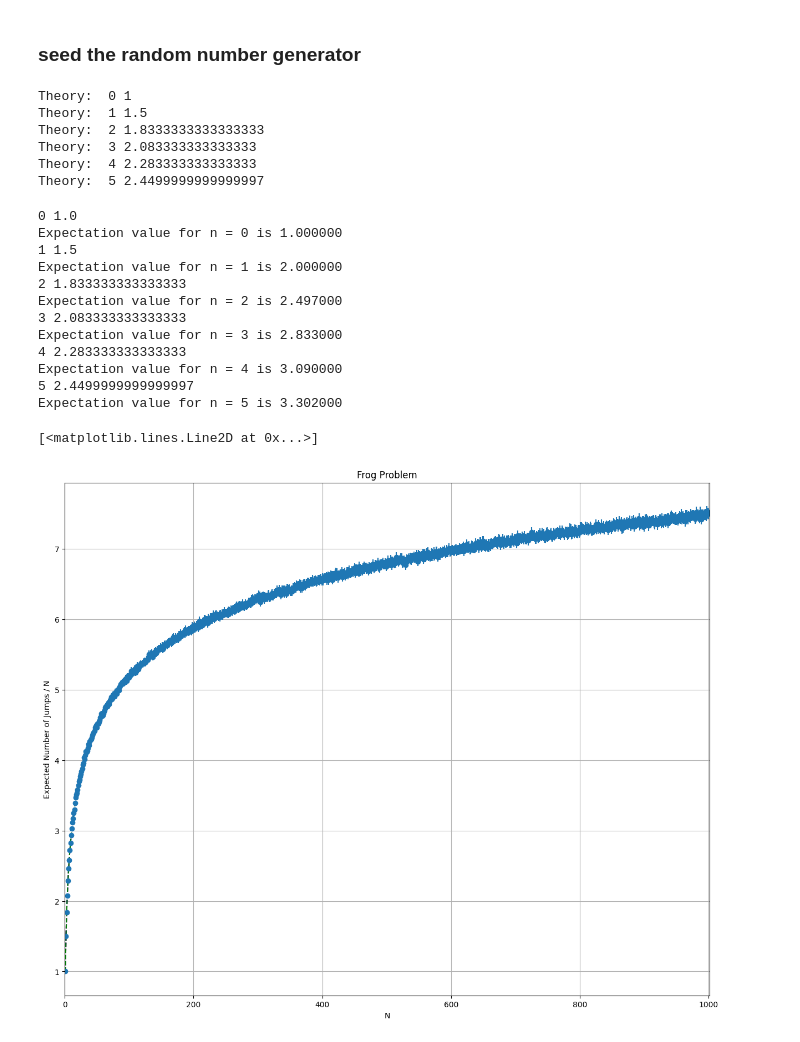
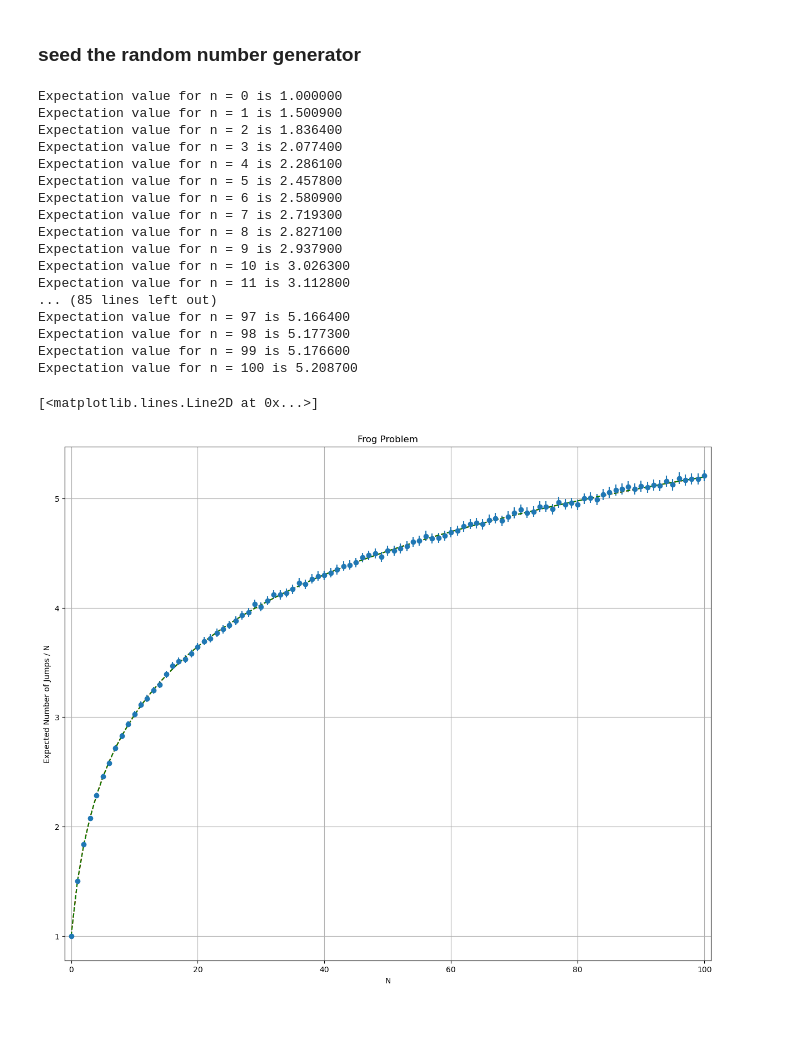
Before and after one commit to wutmeownow/phys441, a Jupyter notebook: JupyterNotebooks/Week11/frogger.ipynb, the cells around one changed output. Drawn from its saved outputs; the diff is of its cells as text; code cells hidden in the pictures.

```diff
--- a/JupyterNotebooks/Week11/frogger.ipynb
+++ b/JupyterNotebooks/Week11/frogger.ipynb
@@ -40,7 +40,7 @@ import random
 # %% [markdown]
 ### Set the number of lilypads
 # %%
-n = 5
+n = 100
 # %% [markdown]
 ### seed the random number generator
 # %%
@@ -49,13 +49,13 @@ random.seed(1)
 start = 0 # start at lilypad 0
 jumpsum = 0 # keep track of the number of jumps per simulation
 total_jumps = 0 # keep track of the total number of jumps for all simulations
-n_trys = 1000 # number of simulations to run
+n_trys = 10000 # number of simulations to run
 
 x = [] # array for the number of lilypads for plotting
 y = [] # array for the expectation value for plotting
 eval = [] # array for the analytic solution
-evalr2 = [] # array for the analytic solution
-evalr3 = [] # array for the analytic solution
+eval_harmonic = [] # array for the analytic solution
+x_harmonic = [] # array for the harmonic mean
 sigma = [] # array for the error on the expectation value
 # %%
 # loop over the number of lilypads (it's n+1 so that we actually do the n=1000 case)
@@ -70,33 +70,29 @@ for npad in range(0,n+1):
             #print(eval[npad-i-1])
             sum = sum + 1.0/(npad+1)*(eval[npad-i-1])
         eval.append(sum)
-    print("Theory: ",npad,eval[npad])
+    #print("Theory: ",npad,eval[npad])
-# %% [output]
-Theory:  0 1
-Theory:  1 1.5
-Theory:  2 1.8333333333333333
-Theory:  3 2.083333333333333
-Theory:  4 2.283333333333333
-Theory:  5 2.4499999999999997
 # %%
 for npad in range(0,n+1):
 
-    x.append(npad+1)
+    x_harmonic.append(npad+1)
+    x.append(npad)
 
-    sum2 = 1.0/stats.hmean(x)*(npad+1)
-    evalr3.append(sum2)
+    sum2 = 1.0/stats.hmean(x_harmonic)*(npad+1)
+    eval_harmonic.append(sum2)
 
-    print (npad,sum2)
+    #print ("Harmonic mean for npad = ",npad," = ", sum2)
 
     end = npad+1
+    current_paddle = start
     for j in range(n_trys):
-        while start < npad+1:
-            jump = int(random.uniform(1,(end-start)))
+        while current_paddle < end:
+            jump = int(random.uniform(1,(end-current_paddle+1)))
             #print ("Jump = ",jump)
-            start = start + jump
-            #print ("Now at ",start)
+            current_paddle = current_paddle + jump
+            #print ("Now at ",current_paddle)
             jumpsum = jumpsum + 1
-        start = 0
+
+        current_paddle = start
         #print ("j = %d, Total_jumps = %d" % (j,jumpsum))
         total_jumps = total_jumps + jumpsum
         jumpsum = 0
@@ -110,38 +106,38 @@ for npad in range(0,n+1):
 
     print ("Expectation value for n = %d is %f" % (npad,expectation_value))
 # %% [output]
-0 1.0
 Expectation value for n = 0 is 1.000000
-1 1.5
-Expectation value for n = 1 is 2.000000
-2 1.833333333333333
-Expectation value for n = 2 is 2.497000
-3 2.083333333333333
-Expectation value for n = 3 is 2.833000
-4 2.283333333333333
-Expectation value for n = 4 is 3.090000
-5 2.4499999999999997
-Expectation value for n = 5 is 3.302000
+Expectation value for n = 1 is 1.500900
+Expectation value for n = 2 is 1.836400
+Expectation value for n = 3 is 2.077400
+Expectation value for n = 4 is 2.286100
+Expectation value for n = 5 is 2.457800
+Expectation value for n = 6 is 2.580900
+Expectation value for n = 7 is 2.719300
+Expectation value for n = 8 is 2.827100
+Expectation value for n = 9 is 2.937900
+Expectation value for n = 10 is 3.026300
+Expectation value for n = 11 is 3.112800
+... (85 lines left out)
+Expectation value for n = 97 is 5.166400
+Expectation value for n = 98 is 5.177300
+Expectation value for n = 99 is 5.176600
+Expectation value for n = 100 is 5.208700
 # %%
-def fitfunction(x,*paramlist):
-    return paramlist[0]+paramlist[1]*x+paramlist[2]*x*x+paramlist[3]*x*x*x
-
-
 fig = plt.figure(figsize=(15,12))
 ax1 = fig.add_subplot(111)
 
 ax1.set_title("Frog Problem")
 ax1.set_xlabel('N')
 ax1.set_ylabel('Expected Number of Jumps / N')
-ax1.set_xlim(0,n+1)
+ax1.set_xlim(-1,n+1)
 #ax1.set_yscale("log")
 #ax1.set_xscale("log")
 ax1.grid(True)
 
 ax1.errorbar(x,y,yerr=sigma,fmt='o')
-ax1.plot(x,evalr,'r--')
-ax1.plot(x,evalr2,'b--')
-ax1.plot(x,evalr3,'g--')
+ax1.plot(x,eval,'r--')
+ax1.plot(x,eval_harmonic,'g--')
 # %% [output]
 [<matplotlib.lines.Line2D at 0x...>]
-[figure, old version]
+[figure, new version]
```
